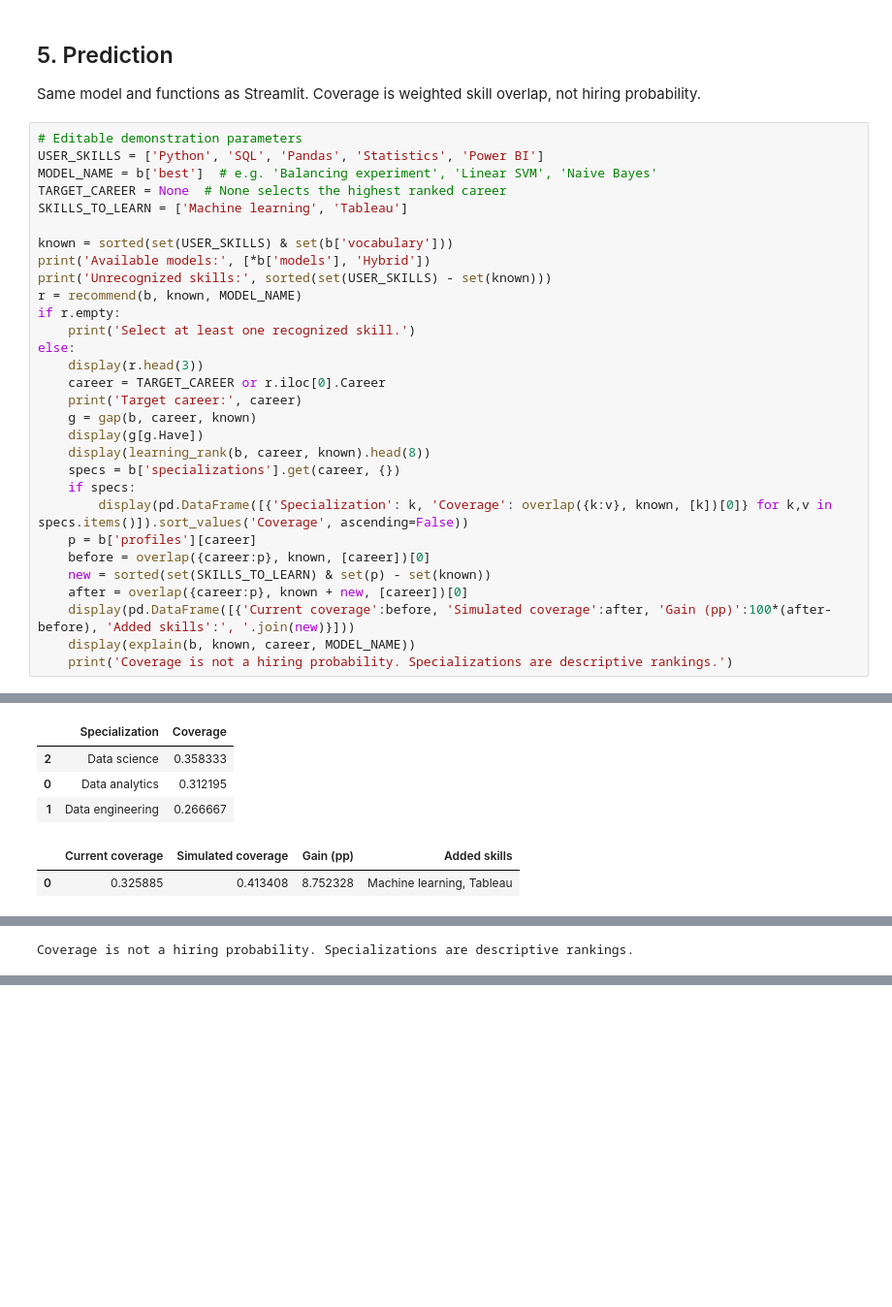
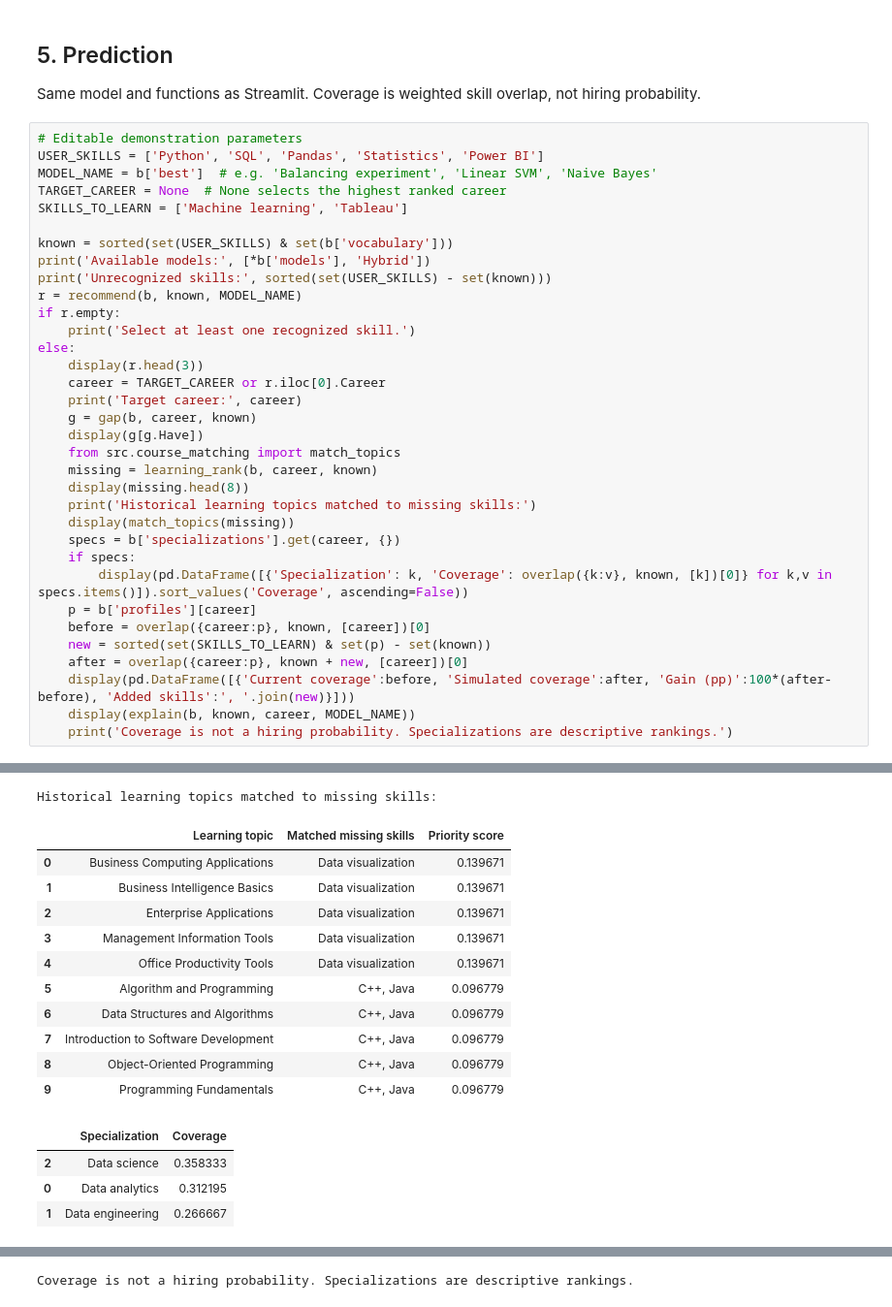
Before and after one commit to ponskigila-hub/CAC-2026, a Jupyter notebook: notebooks/SkillBridge.ipynb, the cells around one changed output, grey strips where cells are left out. Shown at 97% size. Saved outputs shown, nothing was run; the diff lists cells and outputs as text; blank space fills up the shorter version.

```diff
--- a/notebooks/SkillBridge.ipynb
+++ b/notebooks/SkillBridge.ipynb
@@ -275,42 +332,56 @@ else:
     print('Target career:', career)
     g = gap(b, career, known)
     display(g[g.Have])
-    display(learning_rank(b, career, known).head(8))
+    from src.course_matching import match_topics
+    missing = learning_rank(b, career, known)
+    display(missing.head(8))
+    print('Historical learning topics matched to missing skills:')
+    display(match_topics(missing))
     specs = b['specializations'].get(career, {})
     if specs:
         display(pd.DataFrame([{'Specialization': k, 'Coverage': overlap({k:v}, known, [k])[0]} for k,v in specs.items()]).sort_values('Coverage', ascending=False))
     p = b['profiles'][career]
     before = overlap({career:p}, known, [career])[0]
     new = sorted(set(SKILLS_TO_LEARN) & set(p) - set(known))
     after = overlap({career:p}, known + new, [career])[0]
     display(pd.DataFrame([{'Current coverage':before, 'Simulated coverage':after, 'Gain (pp)':100*(after-before), 'Added skills':', '.join(new)}]))
     display(explain(b, known, career, MODEL_NAME))
     print('Coverage is not a hiring probability. Specializations are descriptive rankings.')
 # %% [output]
 Available models: ['Naive Bayes', 'Logistic Regression', 'Linear SVM', 'Random Forest', 'Majority baseline', 'International augmentation', 'Balancing experiment', 'Hybrid']
 Unrecognized skills: []
 |  | Career | Model score | Skill coverage |
 | 0 | Data & AI | 0.819186 | 0.325885 |
 | 1 | Software Development | 0.097874 | 0.080507 |
 | 2 | Infrastructure & Security | 0.081872 | 0.073964 |
 Target career: Data & AI
 |  | Skill | Demand share | Have |
 | 0 | SQL | 0.481481 | True |
 | 1 | Python | 0.451852 | True |
 | 3 | Statistics | 0.244444 | True |
 | 12 | Power BI | 0.118519 | True |
 |  | Skill | Demand share | Learning priority score |
 | 0 | Tableau | 0.177778 | 0.267664 |
 | 1 | Data analysis | 0.274074 | 0.235409 |
 | 2 | Machine learning | 0.170370 | 0.196896 |
 | 3 | Excel | 0.155556 | 0.159972 |
 | 4 | Data visualization | 0.096296 | 0.139671 |
 | 5 | ETL | 0.237037 | 0.130597 |
 | 6 | Hadoop | 0.177778 | 0.119150 |
 | 7 | Java | 0.162963 | 0.092988 |
+Historical learning topics matched to missing skills:
-|  | Specialization | Coverage |
-| 2 | Data science | 0.358333 |
-| 0 | Data analytics | 0.312195 |
-| 1 | Data engineering | 0.266667 |
+|  | Learning topic | Matched missing skills | Priority score |
+| 0 | Business Computing Applications | Data visualization | 0.139671 |
+| 1 | Business Intelligence Basics | Data visualization | 0.139671 |
+| 2 | Enterprise Applications | Data visualization | 0.139671 |
+| 3 | Management Information Tools | Data visualization | 0.139671 |
+| 4 | Office Productivity Tools | Data visualization | 0.139671 |
+| 5 | Algorithm and Programming | C++, Java | 0.096779 |
+| 6 | Data Structures and Algorithms | C++, Java | 0.096779 |
+| 7 | Introduction to Software Development | C++, Java | 0.096779 |
+| 8 | Object-Oriented Programming | C++, Java | 0.096779 |
+| 9 | Programming Fundamentals | C++, Java | 0.096779 |
-|  | Current coverage | Simulated coverage | Gain (pp) | Added skills |
-| 0 | 0.325885 | 0.413408 | 8.752328 | Machine learning, Tableau |
+|  | Specialization | Coverage |
+| 2 | Data science | 0.358333 |
+| 0 | Data analytics | 0.312195 |
+| 1 | Data engineering | 0.266667 |
@@ -323 +389,0 @@ Target career: Data & AI
-Coverage is not a hiring probability. Specializations are descriptive rankings.
@@ -324,3 +396,4 @@ Coverage is not a hiring probability. Specializations are descriptive rankings.
+Coverage is not a hiring probability. Specializations are descriptive rankings.
 # %% [markdown]
 ## 6. Interpretasi hasil
 Hybrid dipilih berdasarkan Macro F1 development CV. Moderate class weighting meningkatkan recall minoritas dengan trade-off Macro F1. Evaluasi holdout bersifat retrospektif dan label berasal dari judul lowongan; skor menunjukkan kesesuaian kategori lowongan, bukan hasil rekrutmen.
```
Also changed, not shown: parts of 4 cells of this notebook, 29 other files.
